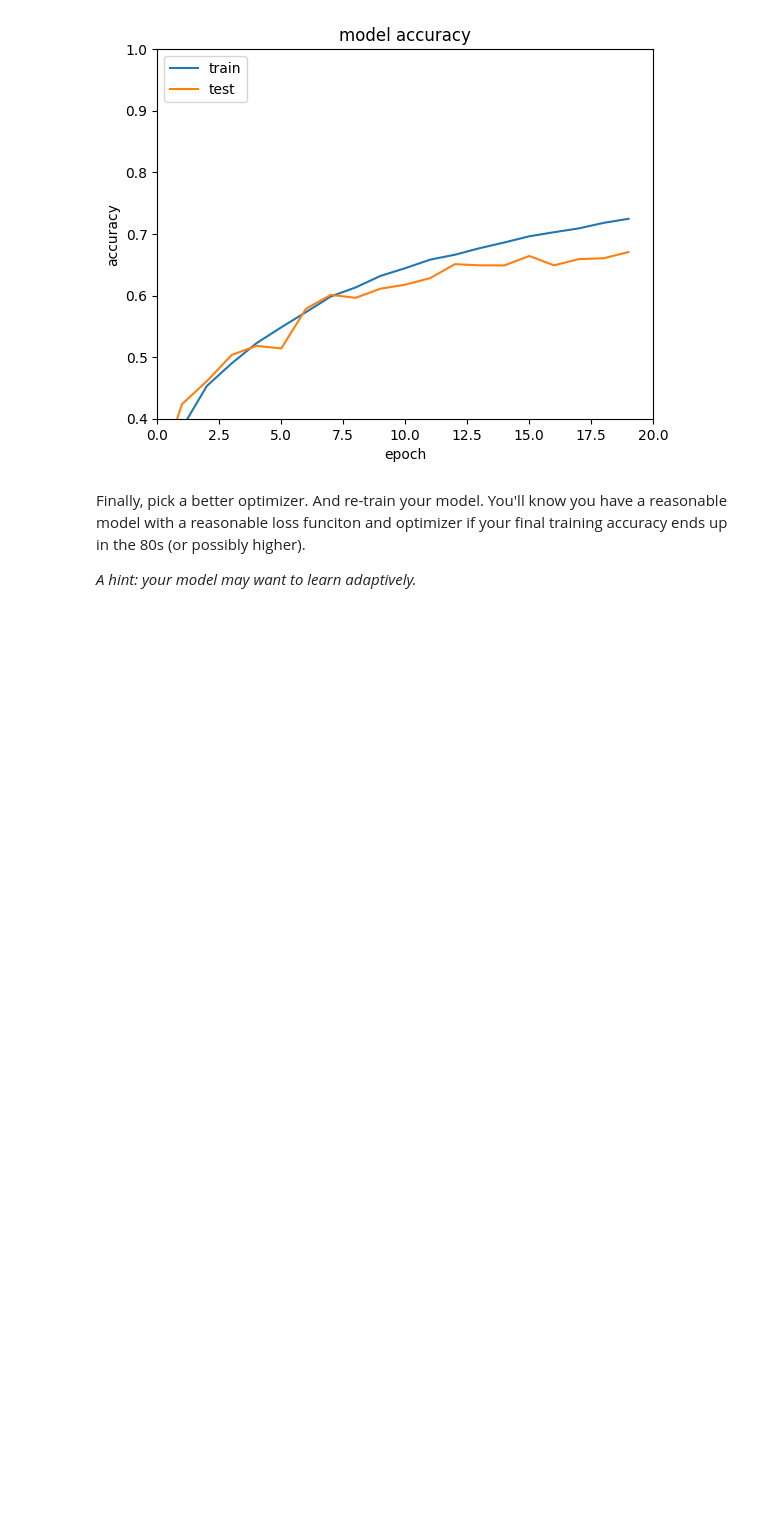
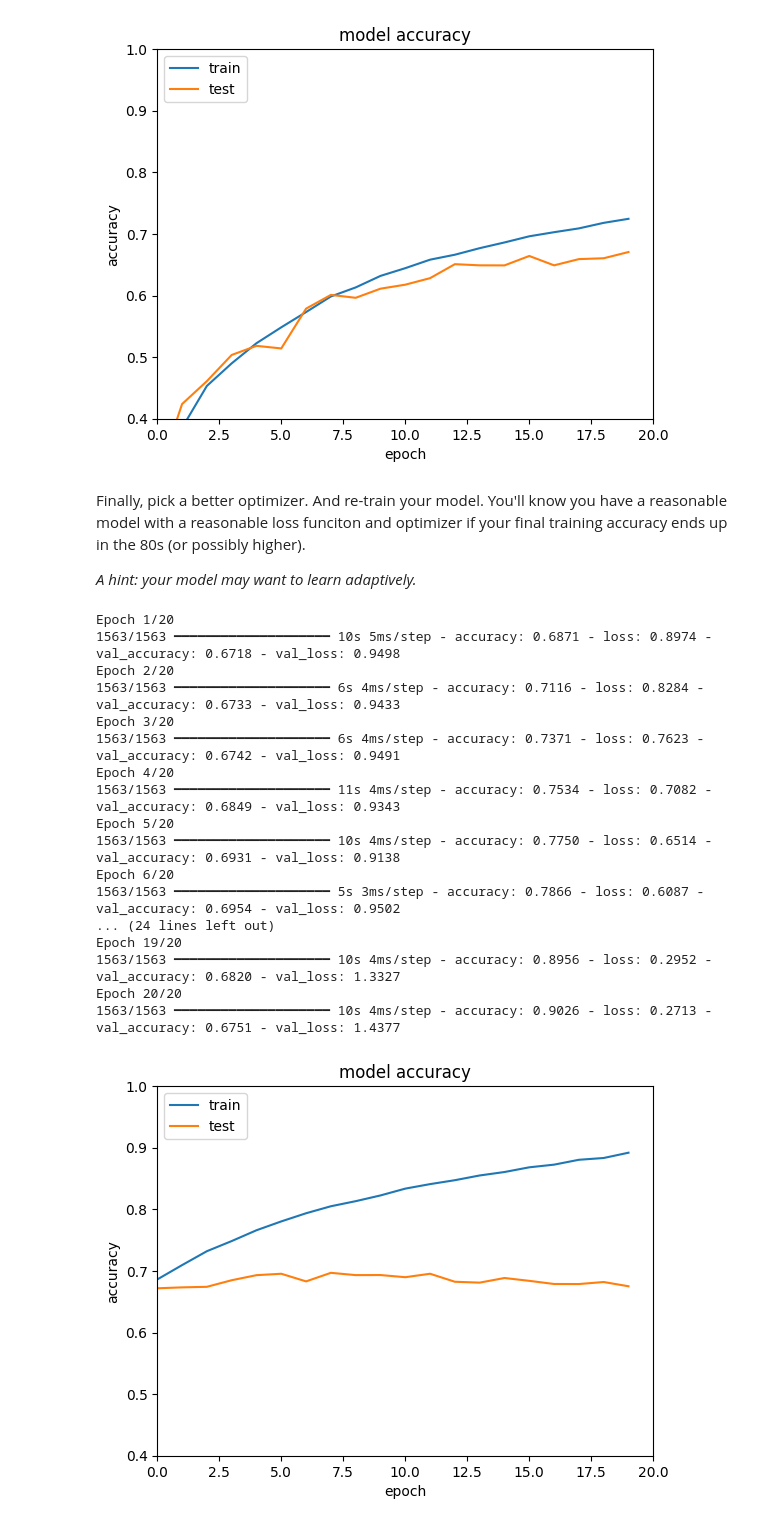
Before and after one commit to Junhonguk/CppUnitLite, a Jupyter notebook: 2-3-9-AssignmentQuestion.ipynb, the cells around one changed output. Drawn from its saved outputs; the diff is of its cells as text; code cells hidden in the pictures; blank space fills up the shorter version.

```diff
--- a/2-3-9-AssignmentQuestion.ipynb
+++ b/2-3-9-AssignmentQuestion.ipynb
@@ -98,24 +98,43 @@ Finally, pick a better optimizer. And re-train your model. You'll know you have
 
 *A hint: your model may want to learn adaptively.*
 # %%
-OPTIMIZER = #YOUR CODE HERE#
+OPTIMIZER = 'adam'
 
 # Compile the model
 model.compile(optimizer=OPTIMIZER,
               loss=LOSS,
               metrics=['accuracy'])
 
 # Fit the model
 history = model.fit(train_images, train_labels, epochs=NUM_EPOCHS,
                     validation_data=(test_images, test_labels))
 
 # summarize history for accuracy
 plt.plot(history.history['accuracy'])
 plt.plot(history.history['val_accuracy'])
 plt.title('model accuracy')
 plt.ylabel('accuracy')
 plt.xlabel('epoch')
 plt.legend(['train', 'test'], loc='upper left')
 plt.xlim([0,NUM_EPOCHS])
 plt.ylim([0.4,1.0])
 plt.show()
+# %% [output]
+Epoch 1/20
+1563/1563 ━━━━━━━━━━━━━━━━━━━━ 10s 5ms/step - accuracy: 0.6871 - loss: 0.8974 - val_accuracy: 0.6718 - val_loss: 0.9498
+Epoch 2/20
+1563/1563 ━━━━━━━━━━━━━━━━━━━━ 6s 4ms/step - accuracy: 0.7116 - loss: 0.8284 - val_accuracy: 0.6733 - val_loss: 0.9433
+Epoch 3/20
+1563/1563 ━━━━━━━━━━━━━━━━━━━━ 6s 4ms/step - accuracy: 0.7371 - loss: 0.7623 - val_accuracy: 0.6742 - val_loss: 0.9491
+Epoch 4/20
+1563/1563 ━━━━━━━━━━━━━━━━━━━━ 11s 4ms/step - accuracy: 0.7534 - loss: 0.7082 - val_accuracy: 0.6849 - val_loss: 0.9343
+Epoch 5/20
+1563/1563 ━━━━━━━━━━━━━━━━━━━━ 10s 4ms/step - accuracy: 0.7750 - loss: 0.6514 - val_accuracy: 0.6931 - val_loss: 0.9138
+Epoch 6/20
+1563/1563 ━━━━━━━━━━━━━━━━━━━━ 5s 3ms/step - accuracy: 0.7866 - loss: 0.6087 - val_accuracy: 0.6954 - val_loss: 0.9502
+... (24 lines left out)
+Epoch 19/20
+1563/1563 ━━━━━━━━━━━━━━━━━━━━ 10s 4ms/step - accuracy: 0.8956 - loss: 0.2952 - val_accuracy: 0.6820 - val_loss: 1.3327
+Epoch 20/20
+1563/1563 ━━━━━━━━━━━━━━━━━━━━ 10s 4ms/step - accuracy: 0.9026 - loss: 0.2713 - val_accuracy: 0.6751 - val_loss: 1.4377
+[figure, added]
```
